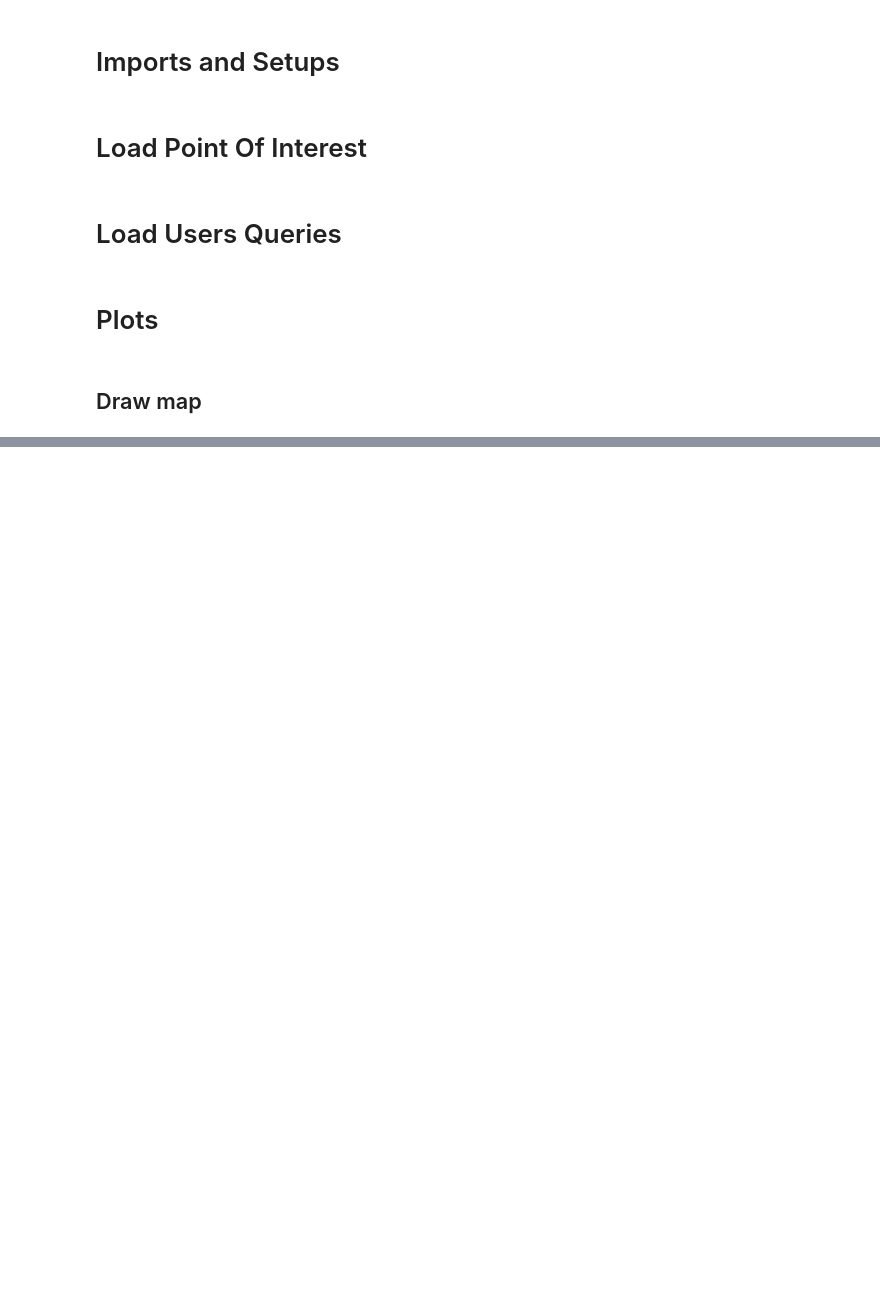
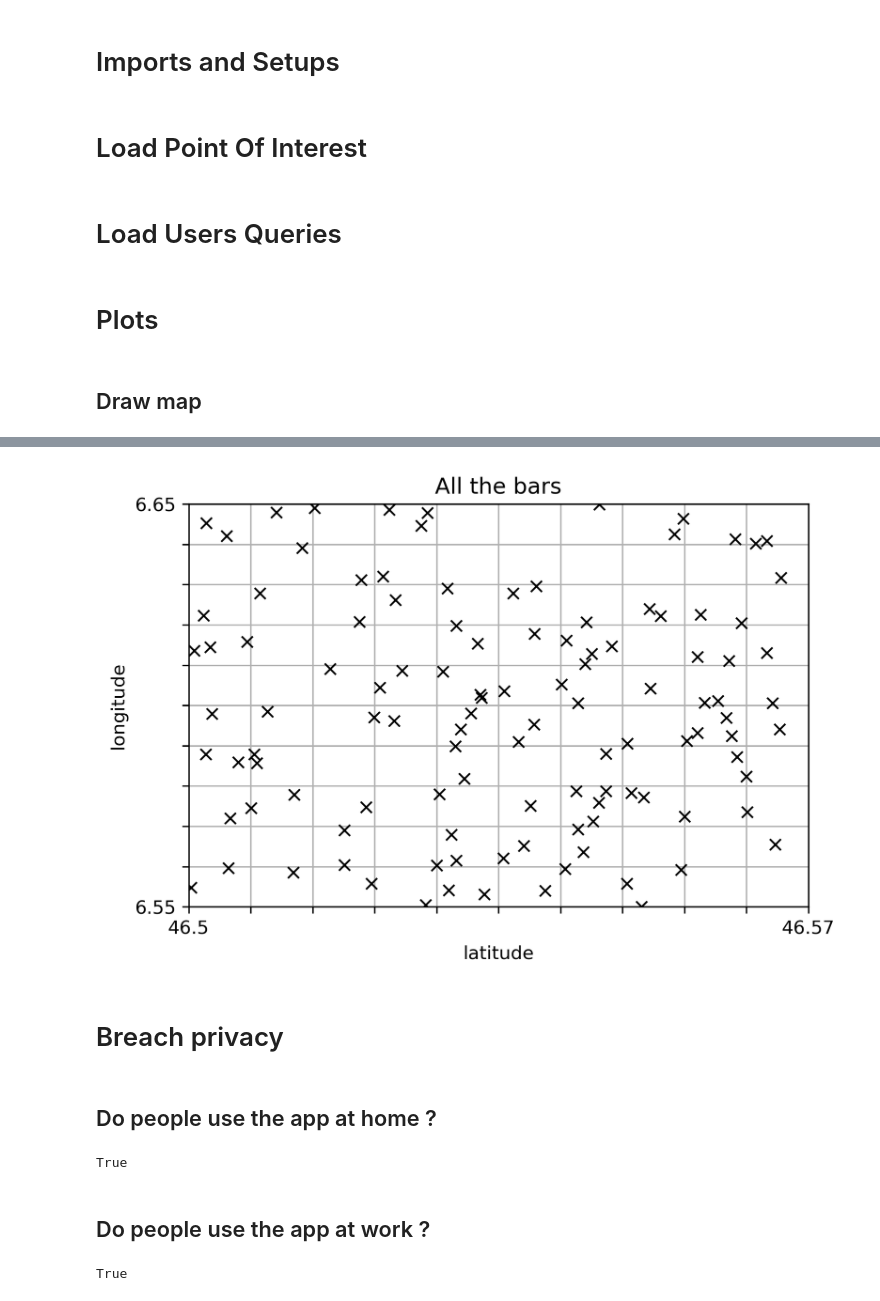
Before and after one commit to danielementary/SecretStroll, a Jupyter notebook: part2/privacy_evaluation.ipynb, the cells around one changed output, grey strips where cells are left out. Drawn from its saved outputs; the diff is of its cells as text; code cells hidden in the pictures; blank space fills up the shorter version.

Commit message:
start breaching privacy

```diff
--- a/part2/privacy_evaluation.ipynb
+++ b/part2/privacy_evaluation.ipynb
@@ -79,0 +91,10 @@ plt.show()
+# %%
+fig = draw_map()
+for p in POIS["bar"]:
+    plt.plot(p[2], p[3], "kx")
+plt.title("All the bars")
+plt.show()
+# %% [output]
+[figure, added]
+# %% [markdown]
+# Breach privacy
@@ -79,0 +133,14 @@ plt.show()
+# %% [markdown]
+## Do people use the app at home ?
+# %%
+home_poi = match_location_poi(HOME_TYPES)
+check_one_location(home_poi)
+# %% [output]
+True
+# %% [markdown]
+## Do people use the app at work ?
+# %%
+work_poi = match_location_poi(WORK_TYPES)
+check_one_location(work_poi)
+# %% [output]
+True
```
Also changed, not shown: parts of 9 cells of this notebook.
